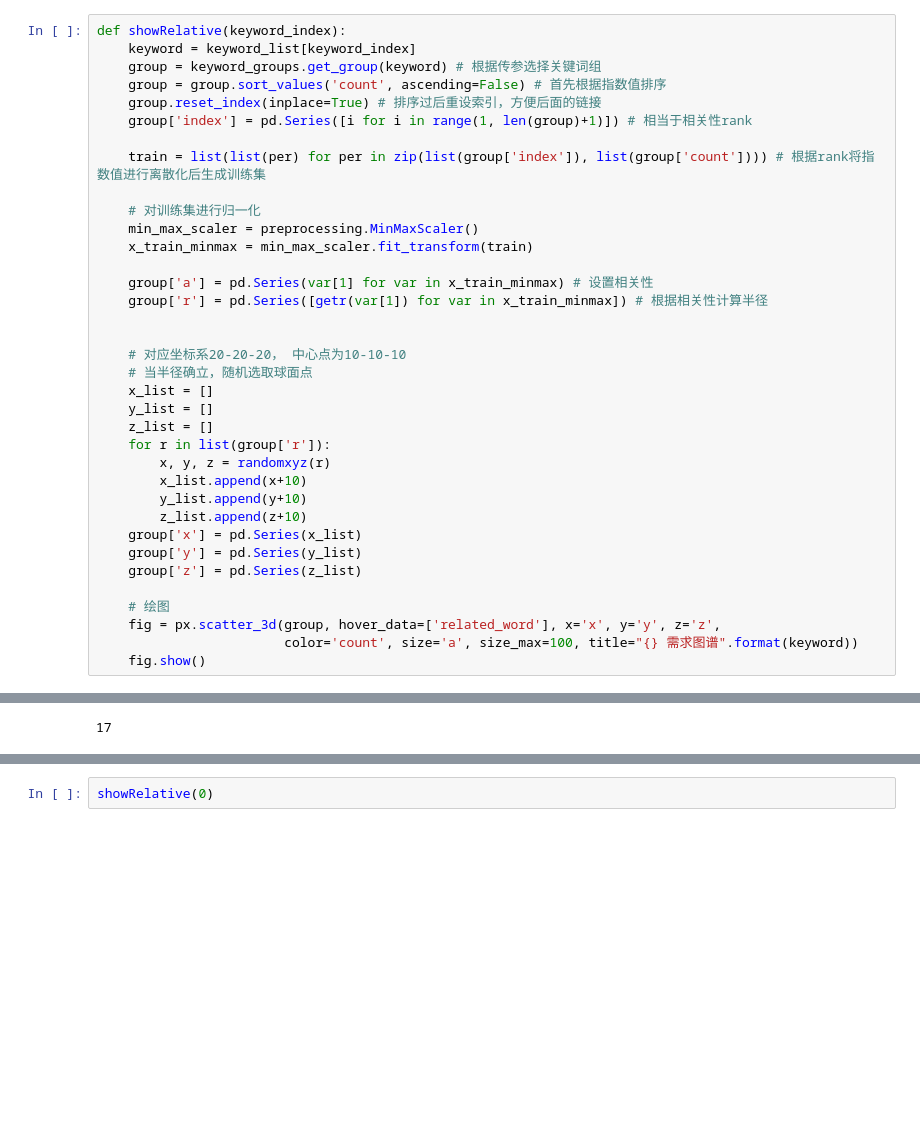
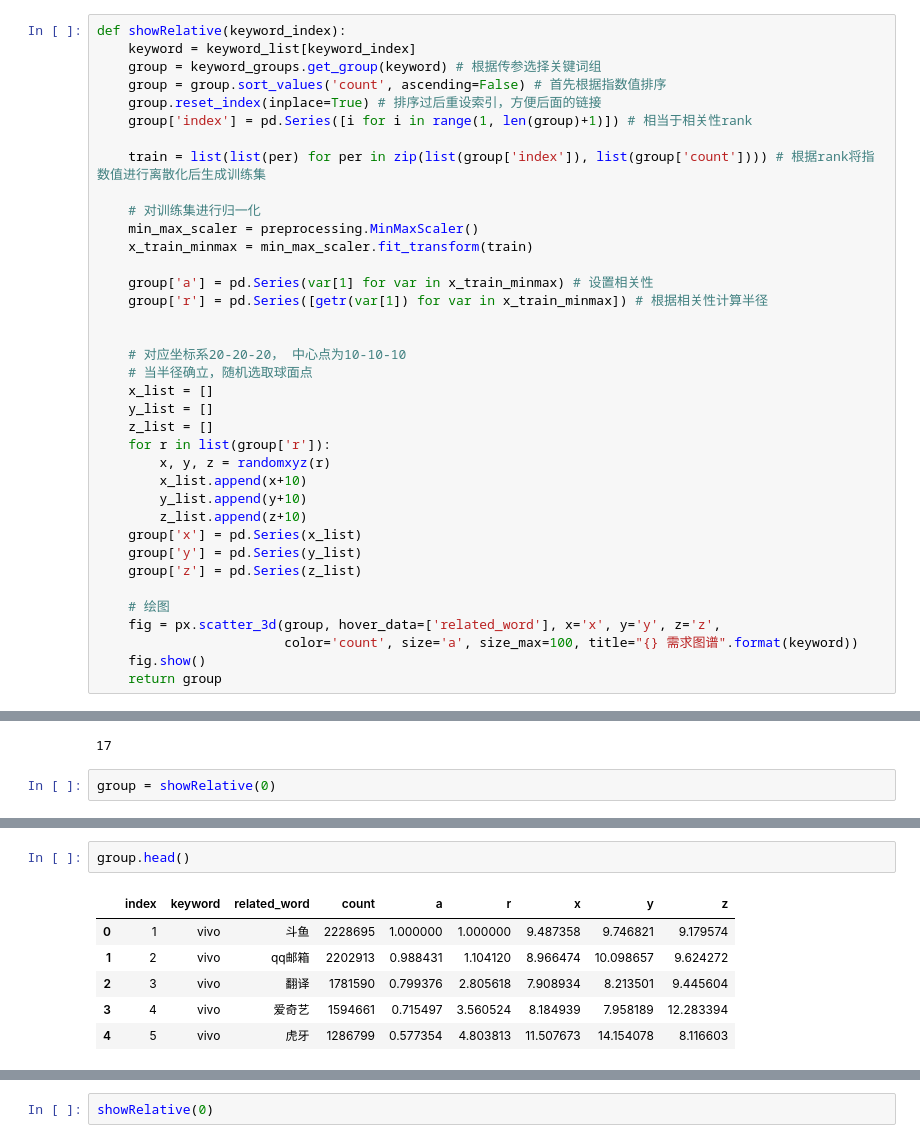
Before and after one commit to Huangoida/dataAnalyze, a Jupyter notebook: model/关键词相关性分析.ipynb, the cells around one changed output, grey strips where cells are left out. Drawn from its saved outputs; the diff is of its cells as text; blank space fills up the shorter version.

```diff
--- a/model/关键词相关性分析.ipynb
+++ b/model/关键词相关性分析.ipynb
@@ -70,7 +70,10 @@ def showRelative(keyword_index):
     fig = px.scatter_3d(group, hover_data=['related_word'], x='x', y='y', z='z',
                         color='count', size='a', size_max=100, title="{} 需求图谱".format(keyword))
     fig.show()
+    return group
 # %%
 len(keyword_list)
 # %% [output]
 17
+# %%
+group = showRelative(0)
@@ -76,0 +82,9 @@ len(keyword_list)
+# %%
+group.head()
+# %% [output]
+|  | index | keyword | related_word | count | a | r | x | y | z |
+| 0 | 1 | vivo | 斗鱼 | 2228695 | 1.000000 | 1.000000 | 9.487358 | 9.746821 | 9.179574 |
+| 1 | 2 | vivo | qq邮箱 | 2202913 | 0.988431 | 1.104120 | 8.966474 | 10.098657 | 9.624272 |
+| 2 | 3 | vivo | 翻译 | 1781590 | 0.799376 | 2.805618 | 7.908934 | 8.213501 | 9.445604 |
+| 3 | 4 | vivo | 爱奇艺 | 1594661 | 0.715497 | 3.560524 | 8.184939 | 7.958189 | 12.283394 |
+| 4 | 5 | vivo | 虎牙 | 1286799 | 0.577354 | 4.803813 | 11.507673 | 14.154078 | 8.116603 |
```
Also changed, not shown: parts of 2 cells of this notebook.
